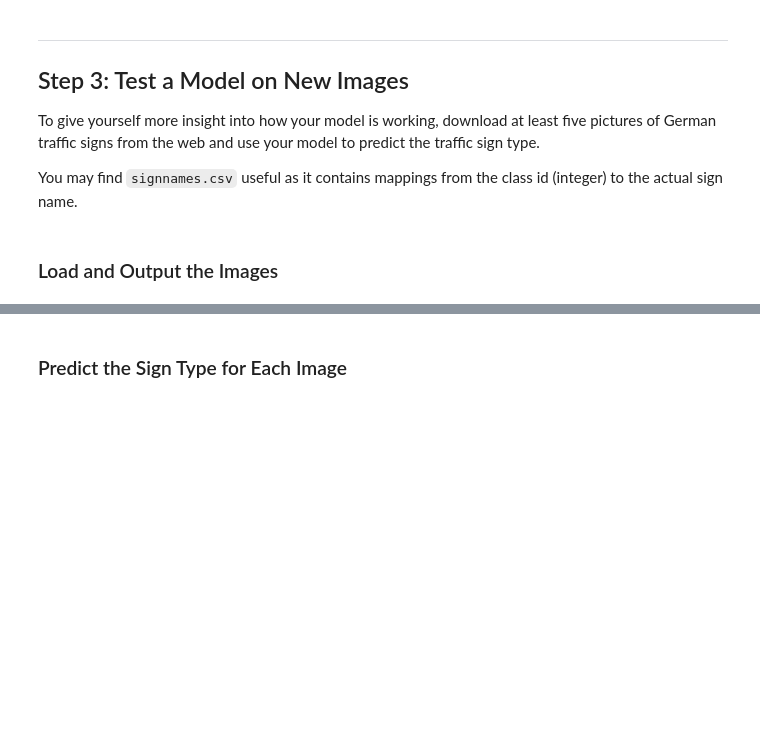
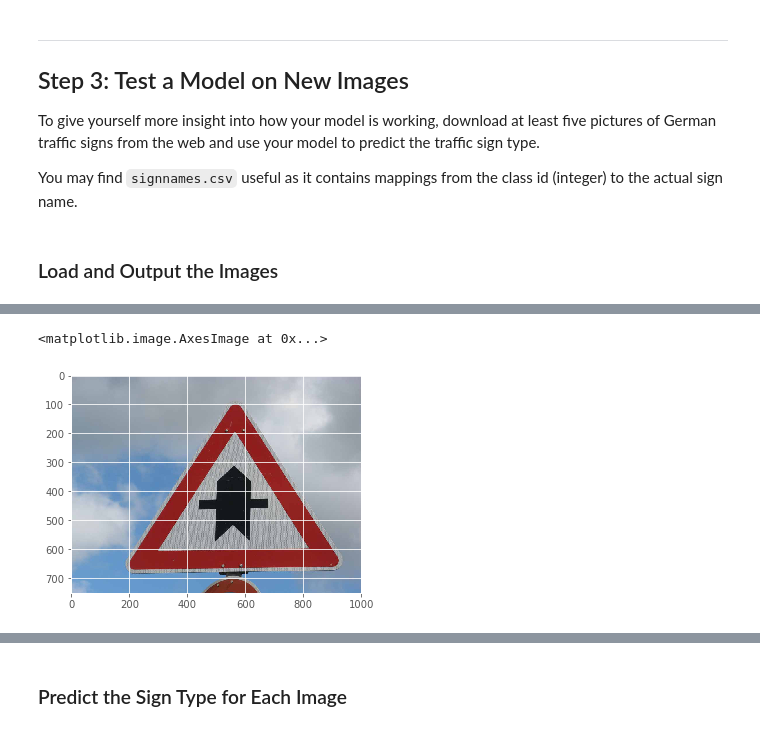
Before and after one commit to andrewszwec/proj2-traffic-sign-classifier, a Jupyter notebook: Traffic_Sign_Classifier.ipynb, the cells around one changed output, grey strips where cells are left out. Drawn from its saved outputs; the diff is of its cells as text; code cells hidden in the pictures; blank space fills up the shorter version.

```diff
--- a/Traffic_Sign_Classifier.ipynb
+++ b/Traffic_Sign_Classifier.ipynb
@@ -398,0 +417,6 @@ You may find `signnames.csv` useful as it contains mappings from the class id (i
+# %%
+im3 = mpimg.imread("100_1607.jpg")
+plt.imshow(im3)
+# %% [output]
+<matplotlib.image.AxesImage at 0x...>
+[figure, added]
```
Also changed, not shown: parts of 18 cells of this notebook, 2 other files.
